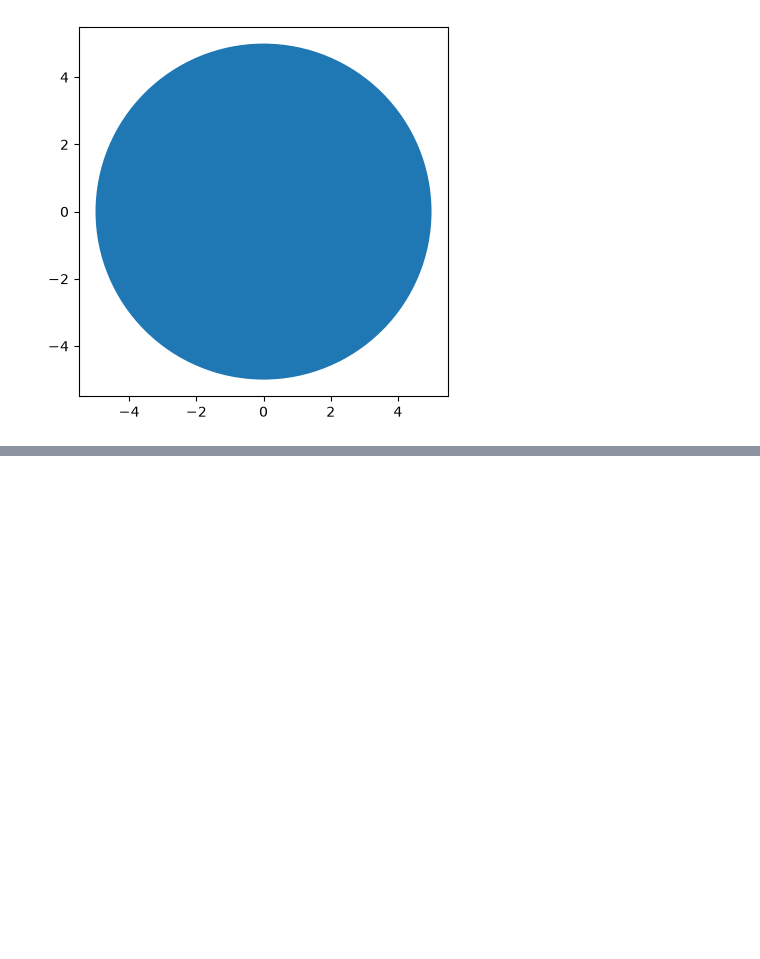
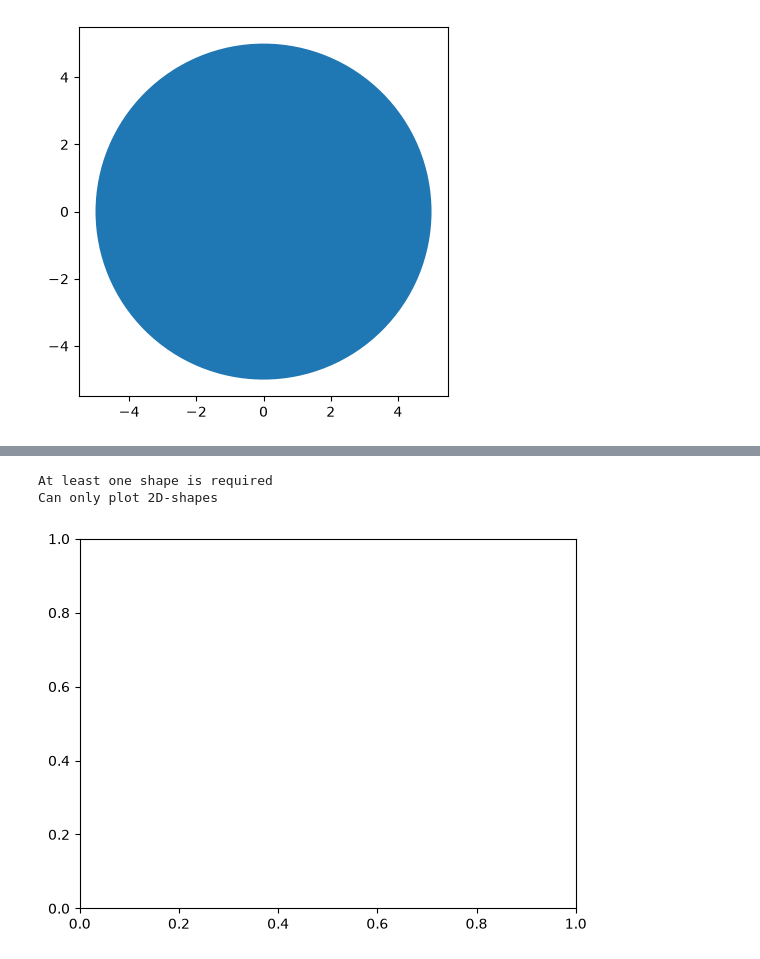
Before and after one commit to hppycmprs/python_oskar_aiu26, a Jupyter notebook: lab2/lab2_manual_test.ipynb, the cells around one changed output, grey strips where cells are left out. Cells and saved outputs as stored; diff of their text form; code cells hidden in the pictures; blank space fills up the shorter version.

Commit message:
Added tests to test_shape2Dplotter

```diff
--- a/lab2/lab2_manual_test.ipynb
+++ b/lab2/lab2_manual_test.ipynb
@@ -190,0 +191,18 @@ plt1.shape2Dplotter(c1, r1, c2, r2)
+# %%
+s1 = Sphere(2)
+
+plt2 = Shape2Dplotter()
+
+try:
+    plt2.shape2Dplotter()
+except ValueError as err:
+    print(err)
+
+try:
+    plt2.shape2Dplotter(s1)
+except TypeError as err:
+    print(err)
+# %% [output]
+At least one shape is required
+Can only plot 2D-shapes
+[figure, added]
```
Also changed, not shown: parts of 2 cells of this notebook, 2 other files.
